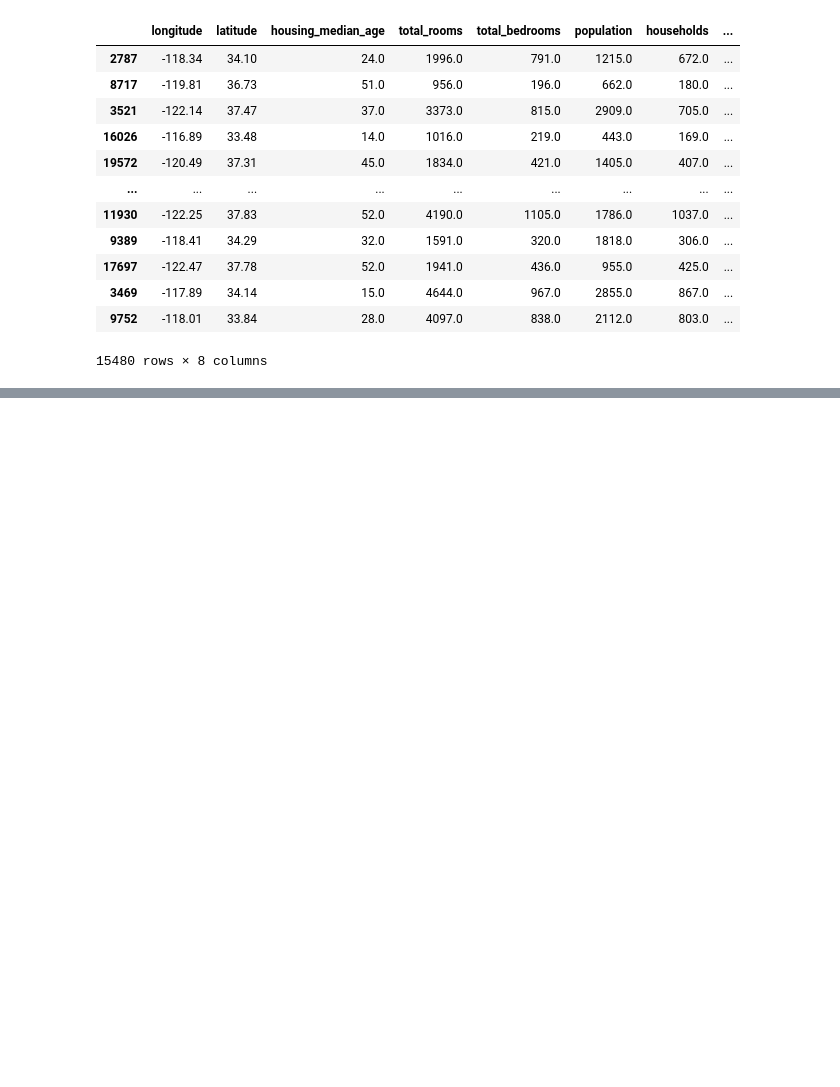
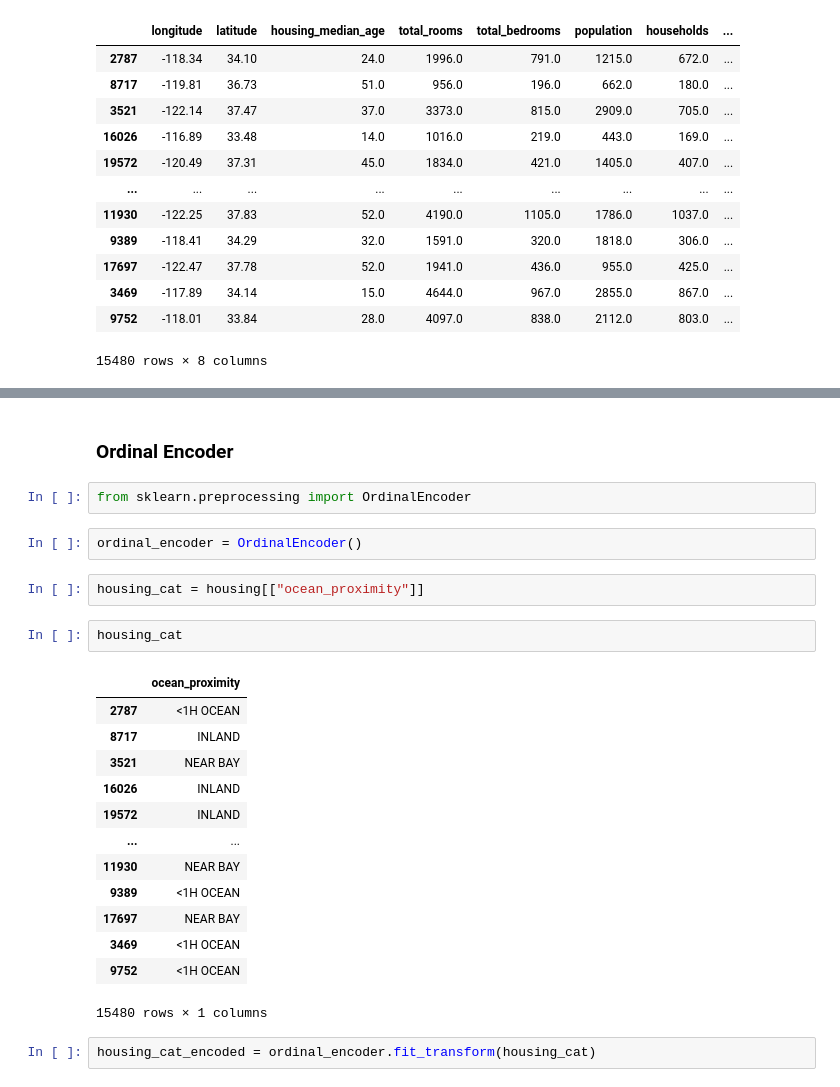
Before and after one commit to SDCaFlo/ML-HandsOn, a Jupyter notebook: Chapter 2/end-to-end.ipynb, the cells around one changed output, grey strips where cells are left out. Cells and saved outputs as stored; diff of their text form; blank space fills up the shorter version.

```diff
--- a/Chapter 2/end-to-end.ipynb
+++ b/Chapter 2/end-to-end.ipynb
@@ -455,0 +458,26 @@ pd.DataFrame(data= X, columns= housing_num.columns, index= housing_num.index)
+# %% [markdown]
+### Ordinal Encoder
+# %%
+from sklearn.preprocessing import OrdinalEncoder
+# %%
+ordinal_encoder = OrdinalEncoder()
+# %%
+housing_cat = housing[["ocean_proximity"]]
+# %%
+housing_cat
+# %% [output]
+|  | ocean_proximity |
+| 2787 | <1H OCEAN |
+| 8717 | INLAND |
+| 3521 | NEAR BAY |
+| 16026 | INLAND |
+| 19572 | INLAND |
+| ... | ... |
+| 11930 | NEAR BAY |
+| 9389 | <1H OCEAN |
+| 17697 | NEAR BAY |
+| 3469 | <1H OCEAN |
+| 9752 | <1H OCEAN |
+15480 rows × 1 columns
+# %%
+housing_cat_encoded = ordinal_encoder.fit_transform(housing_cat)
```
Also changed, not shown: parts of 19 cells of this notebook.
